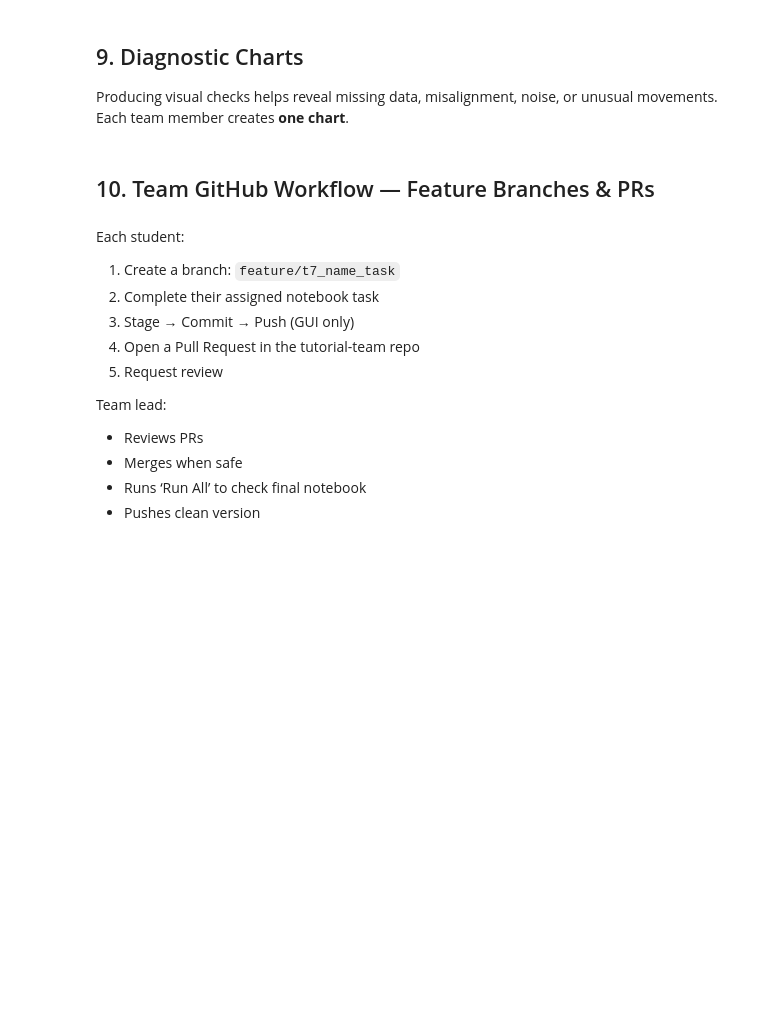
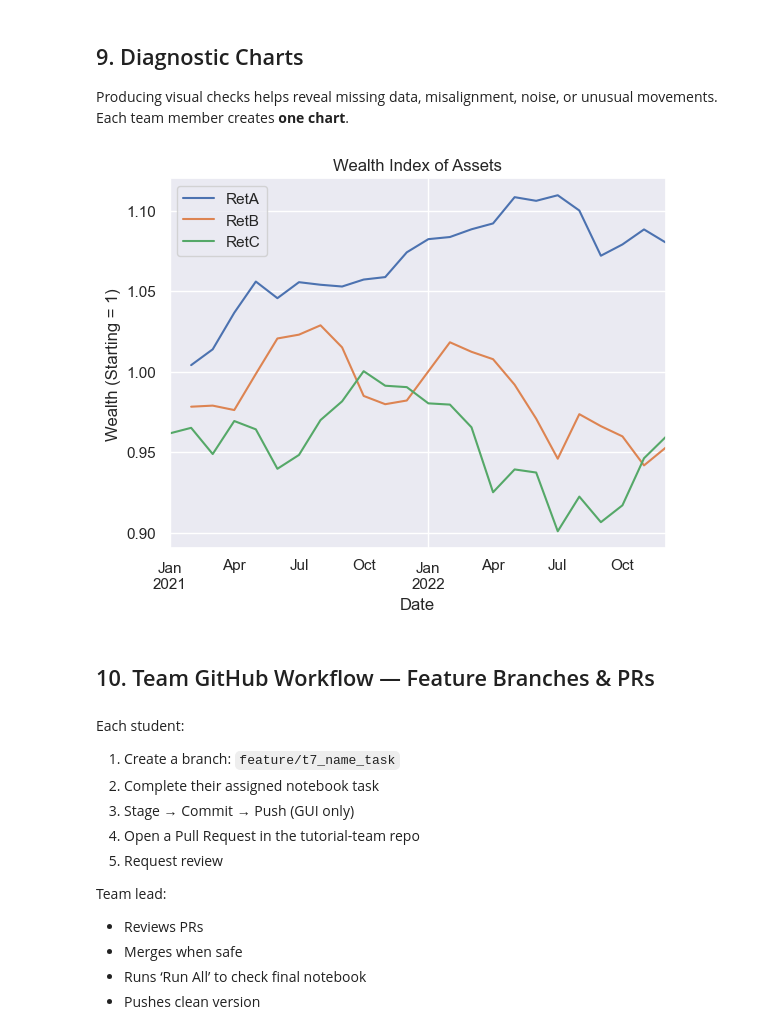
Before and after one commit to oscartan0/FINM3422-Tutorial-X-team-Y, a Jupyter notebook: notebookes/tutorial7_pandas_teamwork.ipynb, the cells around one changed output. Cells and saved outputs as stored; diff of their text form; code cells hidden in the pictures; blank space fills up the shorter version.

```diff
--- a/notebookes/tutorial7_pandas_teamwork.ipynb
+++ b/notebookes/tutorial7_pandas_teamwork.ipynb
@@ -132,0 +197,5 @@ dfA.head()
+# %%
+# combine datasets (optional)
+df = pd.concat([cleanA, cleanB, cleanC], axis=1)
+df.columns = ["RetA", "RetB", "RetC"]  # ensure consistency
+df.head()
@@ -181,8 +318,14 @@ vec_res = returnsA['PriceA'] * 12
 Producing visual checks helps reveal missing data, misalignment, noise, or unusual movements.
 Each team member creates **one chart**.
 # %%
-wealthA.plot(title='Wealth Index — Asset A', figsize=(8,4))
+wealth_index = (1 + df).cumprod()
+
+wealth_index.plot(title="Wealth Index of Assets")
+plt.xlabel("Date")
+plt.ylabel("Wealth (Starting = 1)")
 plt.show()
+# %% [output]
+[figure, added]
 # %% [markdown]
 ## 10. Team GitHub Workflow — Feature Branches & PRs
 # %% [markdown]
```
Also changed, not shown: parts of 7 cells of this notebook.
